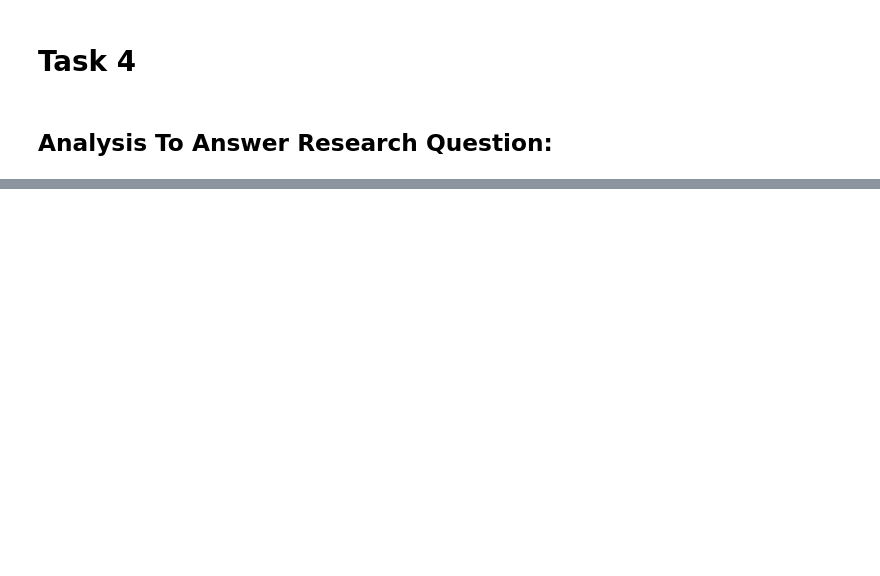
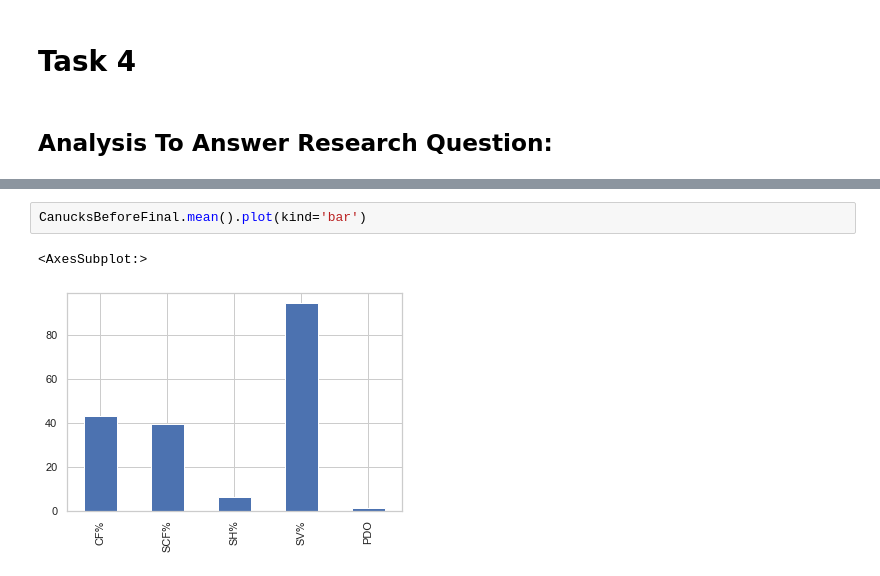
Before and after one commit to data301-2021-winter1/project-group23-project, a Jupyter notebook: notebooks/analysis1.ipynb, the cells around one changed output, grey strips where cells are left out. Cells and saved outputs as stored; diff of their text form; blank space fills up the shorter version.

```diff
--- a/notebooks/analysis1.ipynb
+++ b/notebooks/analysis1.ipynb
@@ -252 +237,6 @@ SabresBefore.describe().T
+# %%
+CanucksBeforeFinal.mean().plot(kind='bar')
+# %% [output]
+<AxesSubplot:>
+[figure, added]
 # %%
```
Also changed, not shown: parts of 40 cells of this notebook.
